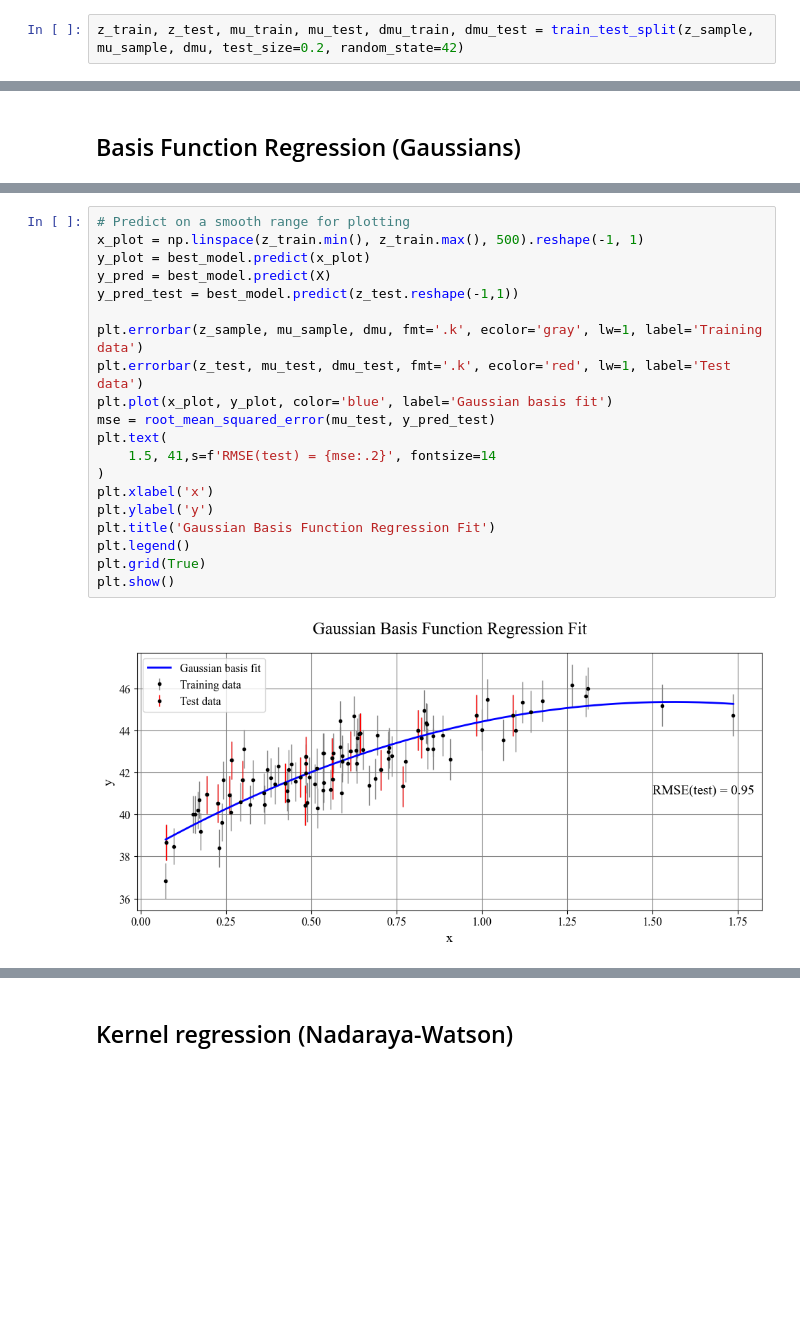
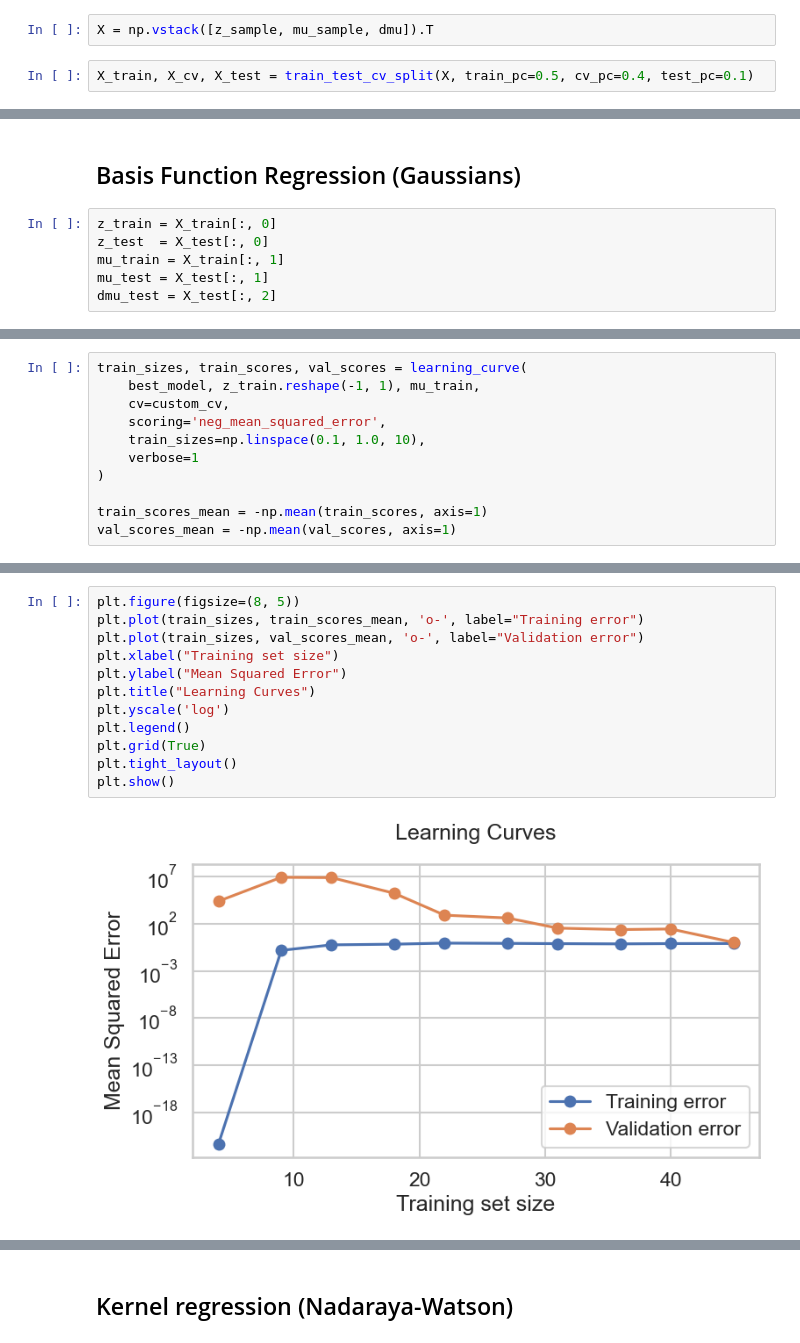
Before and after one commit to Richardforphys/Astrostatistics, a Jupyter notebook: Notebooks/Exam/supernovae_part1.ipynb, the cells around one changed output, grey strips where cells are left out. Drawn from its saved outputs; the diff is of its cells as text; blank space fills up the shorter version.

```diff
--- a/Notebooks/Exam/supernovae_part1.ipynb
+++ b/Notebooks/Exam/supernovae_part1.ipynb
@@ -42,2 +118,4 @@ from sklearn.model_selection import train_test_split
+# %%
+X = np.vstack([z_sample, mu_sample, dmu]).T
 # %%
-z_train, z_test, mu_train, mu_test, dmu_train, dmu_test = train_test_split(z_sample, mu_sample, dmu, test_size=0.2, random_state=42)
+X_train, X_cv, X_test = train_test_cv_split(X, train_pc=0.5, cv_pc=0.4, test_pc=0.1)
@@ -349,3 +332,9 @@ Text(0.5, 1.0, 'Residuals')
 # %% [markdown]
 ## Basis Function Regression (Gaussians)
+# %%
+z_train = X_train[:, 0]
+z_test  = X_test[:, 0]
+mu_train = X_train[:, 1]
+mu_test = X_test[:, 1]
+dmu_test = X_test[:, 2]
 # %%
@@ -405,0 +434,11 @@ Best Gaussian basis parameters: {'gauss__n_centers': np.int64(2), 'gauss__sigma'
+# %%
+train_sizes, train_scores, val_scores = learning_curve(
+    best_model, z_train.reshape(-1, 1), mu_train,
+    cv=custom_cv,
+    scoring='neg_mean_squared_error',
+    train_sizes=np.linspace(0.1, 1.0, 10),
+    verbose=1
+)
+
+train_scores_mean = -np.mean(train_scores, axis=1)
+val_scores_mean = -np.mean(val_scores, axis=1)
@@ -406,22 +449,14 @@ Best Gaussian basis parameters: {'gauss__n_centers': np.int64(2), 'gauss__sigma'
 # %%
-# Predict on a smooth range for plotting
-x_plot = np.linspace(z_train.min(), z_train.max(), 500).reshape(-1, 1)
-y_plot = best_model.predict(x_plot)
-y_pred = best_model.predict(X)
-y_pred_test = best_model.predict(z_test.reshape(-1,1))
-
-plt.errorbar(z_sample, mu_sample, dmu, fmt='.k', ecolor='gray', lw=1, label='Training data')
-plt.errorbar(z_test, mu_test, dmu_test, fmt='.k', ecolor='red', lw=1, label='Test data')
-plt.plot(x_plot, y_plot, color='blue', label='Gaussian basis fit')
-mse = root_mean_squared_error(mu_test, y_pred_test)
-plt.text(
-    1.5, 41,s=f'RMSE(test) = {mse:.2}', fontsize=14
-)
-plt.xlabel('x')
-plt.ylabel('y')
-plt.title('Gaussian Basis Function Regression Fit')
+plt.figure(figsize=(8, 5))
+plt.plot(train_sizes, train_scores_mean, 'o-', label="Training error")
+plt.plot(train_sizes, val_scores_mean, 'o-', label="Validation error")
+plt.xlabel("Training set size")
+plt.ylabel("Mean Squared Error")
+plt.title("Learning Curves")
+plt.yscale('log')
 plt.legend()
 plt.grid(True)
+plt.tight_layout()
 plt.show()
 # %% [output]
-[figure, old version]
+[figure, new version]
```
Also changed, not shown: parts of 52 cells of this notebook, 3 other files.
